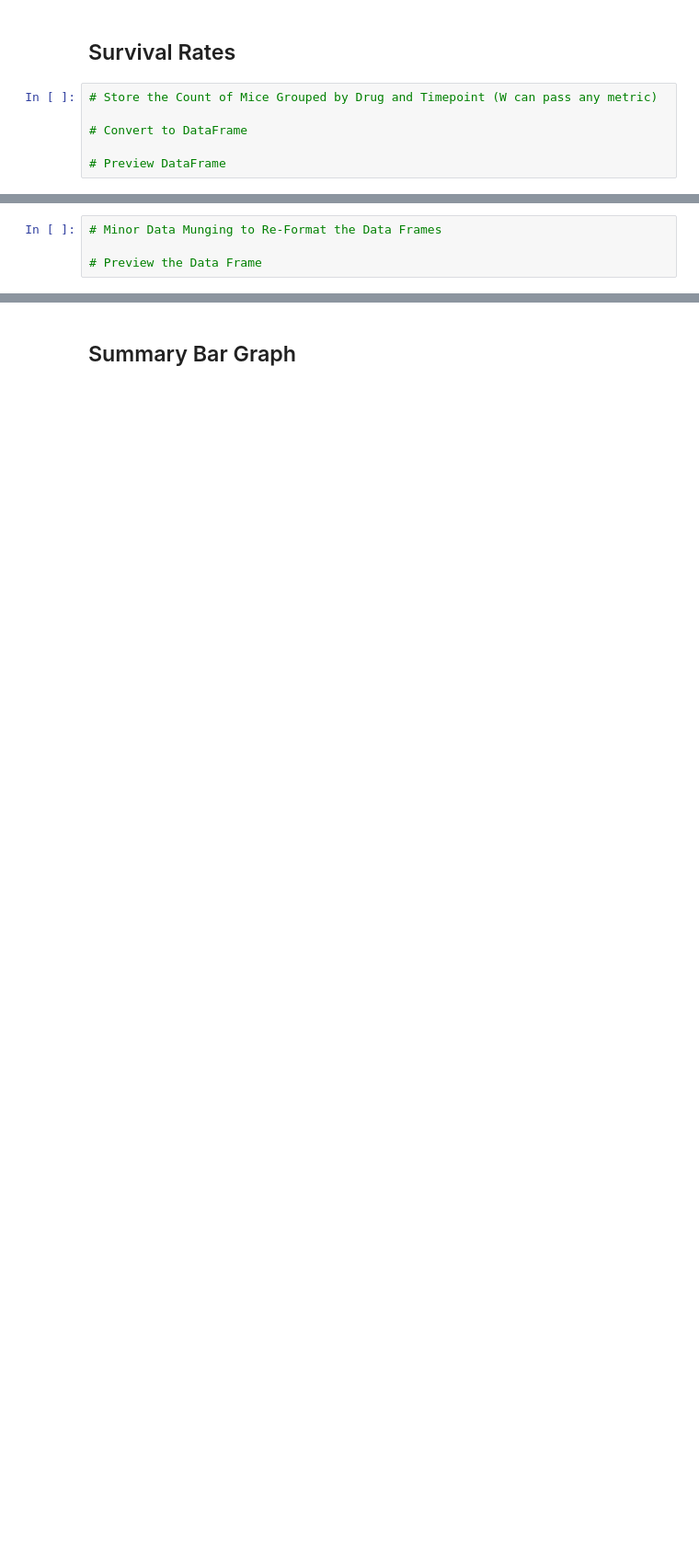
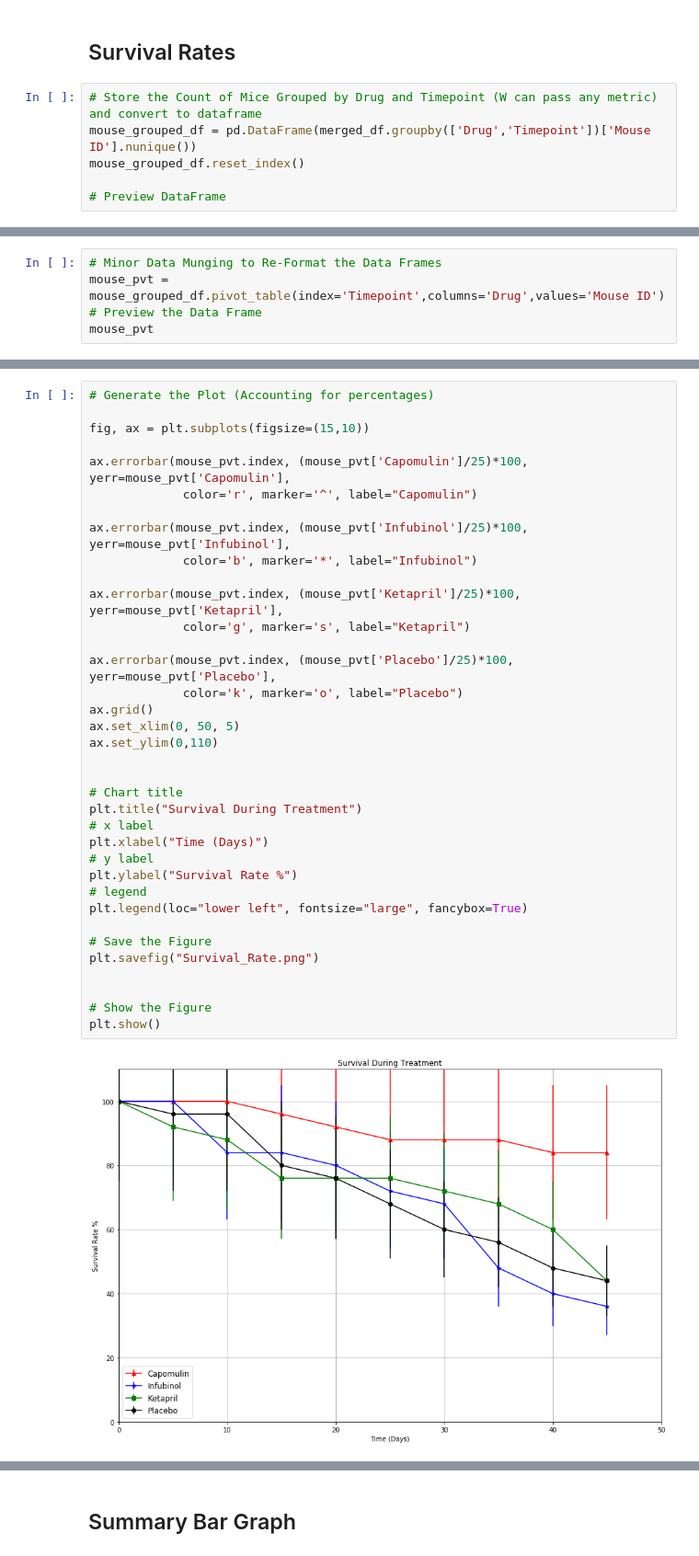
Before and after one commit to CTRLALTAFK/matplotlibChallenge, a Jupyter notebook: Pymaceuticals/pymaceuticals_starter.ipynb, the cells around one changed output, grey strips where cells are left out. Shown: that part at 92% size. Cells and saved outputs as stored; diff of their text form; blank space fills up the shorter version.

```diff
--- a/Pymaceuticals/pymaceuticals_starter.ipynb
+++ b/Pymaceuticals/pymaceuticals_starter.ipynb
@@ -232,8 +251,8 @@ meta_pvt
 # %% [markdown]
 ## Survival Rates
 # %%
-# Store the Count of Mice Grouped by Drug and Timepoint (W can pass any metric)
-
-# Convert to DataFrame
+# Store the Count of Mice Grouped by Drug and Timepoint (W can pass any metric) and convert to dataframe
+mouse_grouped_df = pd.DataFrame(merged_df.groupby(['Drug','Timepoint'])['Mouse ID'].nunique())
+mouse_grouped_df.reset_index()
 
 # Preview DataFrame
@@ -240,4 +273,5 @@ meta_pvt
 # %%
 # Minor Data Munging to Re-Format the Data Frames
-
+mouse_pvt = mouse_grouped_df.pivot_table(index='Timepoint',columns='Drug',values='Mouse ID')
 # Preview the Data Frame
+mouse_pvt
@@ -251,3 +291,41 @@ plt.show()
+# %%
+# Generate the Plot (Accounting for percentages)
+
+fig, ax = plt.subplots(figsize=(15,10))
+
+ax.errorbar(mouse_pvt.index, (mouse_pvt['Capomulin']/25)*100, yerr=mouse_pvt['Capomulin'],
+             color='r', marker='^', label="Capomulin")
+
+ax.errorbar(mouse_pvt.index, (mouse_pvt['Infubinol']/25)*100, yerr=mouse_pvt['Infubinol'],
+             color='b', marker='*', label="Infubinol")
+
+ax.errorbar(mouse_pvt.index, (mouse_pvt['Ketapril']/25)*100, yerr=mouse_pvt['Ketapril'],
+             color='g', marker='s', label="Ketapril")
+
+ax.errorbar(mouse_pvt.index, (mouse_pvt['Placebo']/25)*100, yerr=mouse_pvt['Placebo'],
+             color='k', marker='o', label="Placebo")
+ax.grid()
+ax.set_xlim(0, 50, 5)
+ax.set_ylim(0,110)
+
+
+# Chart title
+plt.title("Survival During Treatment")
+# x label
+plt.xlabel("Time (Days)")
+# y label
+plt.ylabel("Survival Rate %")
+# legend
+plt.legend(loc="lower left", fontsize="large", fancybox=True)
+
+# Save the Figure
+plt.savefig("Survival_Rate.png")
+
+
+# Show the Figure
+plt.show()
+# %% [output]
+[figure, added]
 # %% [markdown]
 ![Metastatic Spread During Treatment](../Images/survival.png)
 # %% [markdown]
```
Also changed, not shown: parts of 16 cells of this notebook, 4 other files.
